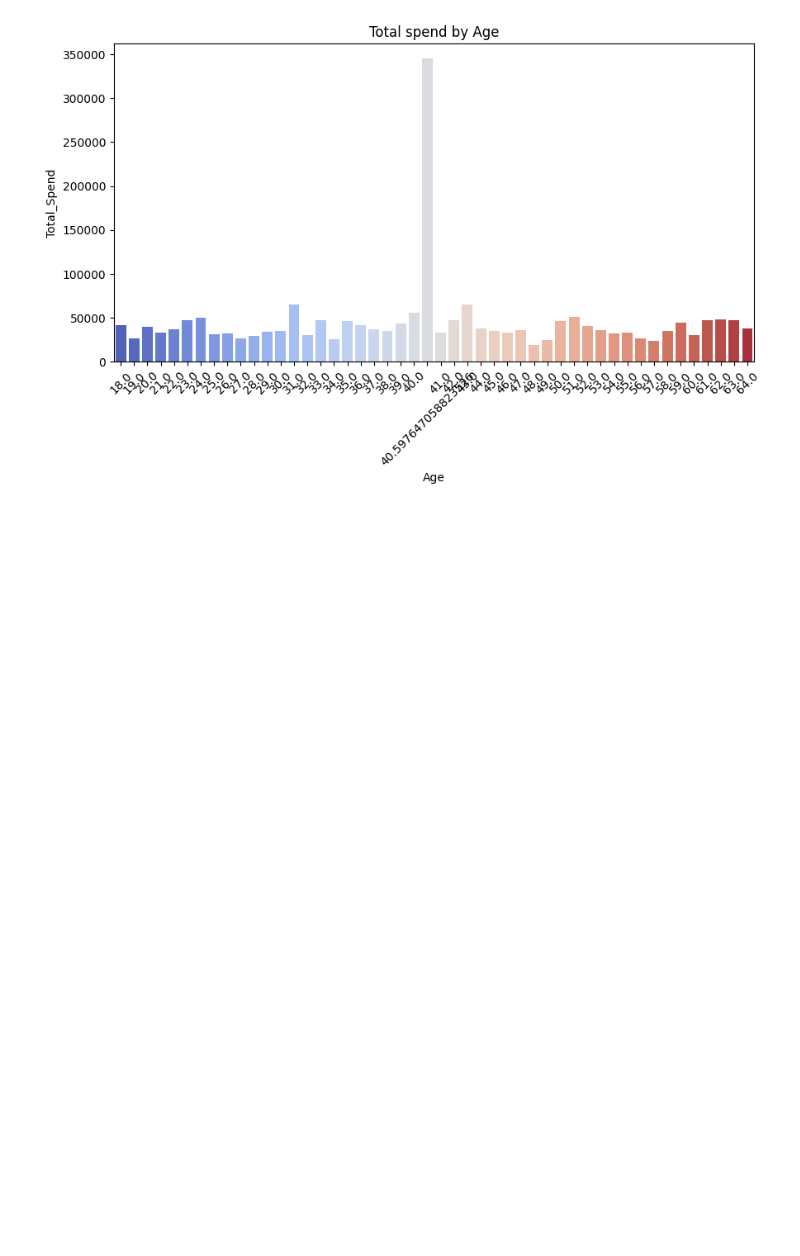
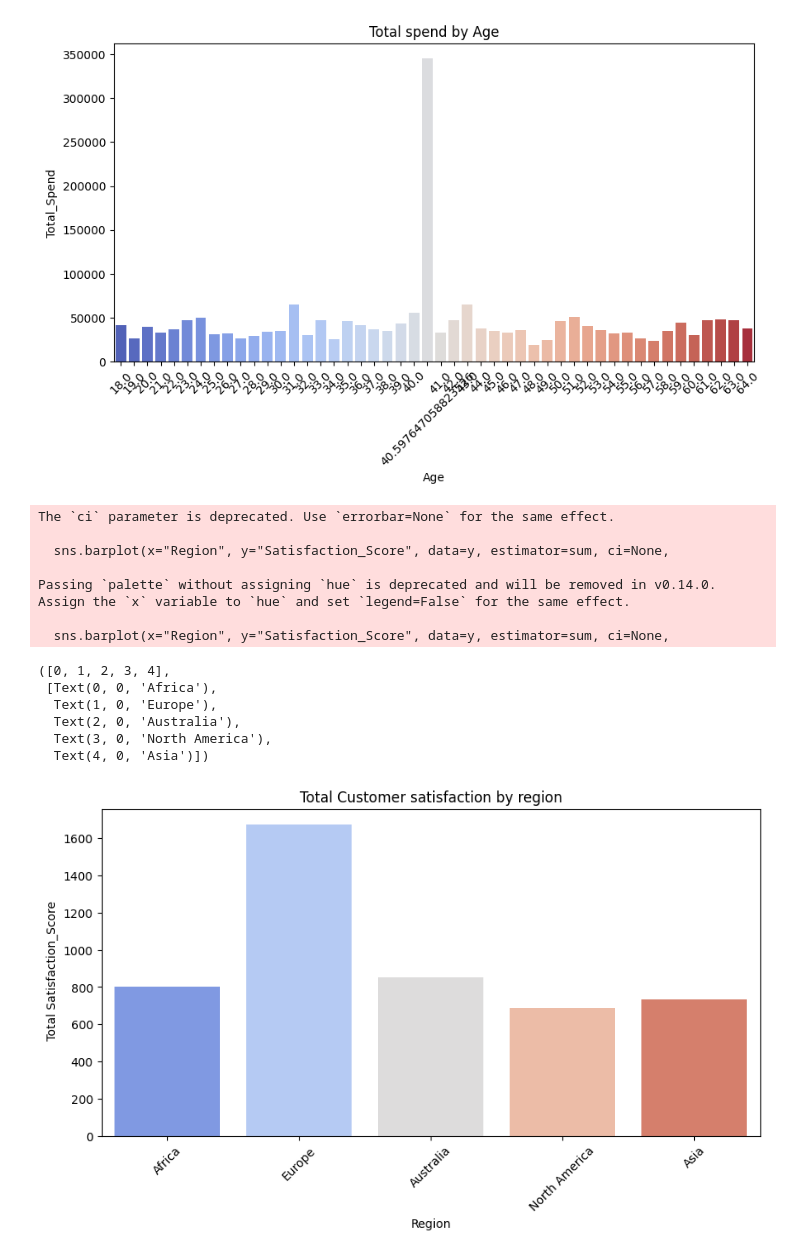
Before and after one commit to SafehEmmanuela/Final-Project, a Jupyter notebook: Final Project.ipynb, the cells around one changed output. Saved outputs shown, nothing was run; the diff lists cells and outputs as text; code cells hidden in the pictures; blank space fills up the shorter version.

```diff
--- a/Final Project.ipynb
+++ b/Final Project.ipynb
@@ -327,3 +327,27 @@ Passing `palette` without assigning `hue` is deprecated and will be removed in v
   Text(46, 0, '63.0'),
   Text(47, 0, '64.0')])
 [figure]
+# %%
+
+plt.figure(figsize=(10,5))
+sns.barplot(x="Region", y="Satisfaction_Score", data=y, estimator=sum, ci=None,
+palette="coolwarm")
+plt.title("Total Customer satisfaction by region")
+plt.xlabel("Region")
+plt.ylabel(" Total Satisfaction_Score")
+plt.xticks(rotation=45)
+# %% [output]
+The `ci` parameter is deprecated. Use `errorbar=None` for the same effect.
+
+  sns.barplot(x="Region", y="Satisfaction_Score", data=y, estimator=sum, ci=None,
+
+Passing `palette` without assigning `hue` is deprecated and will be removed in v0.14.0. Assign the `x` variable to `hue` and set `legend=False` for the same effect.
+
+  sns.barplot(x="Region", y="Satisfaction_Score", data=y, estimator=sum, ci=None,
+([0, 1, 2, 3, 4],
+ [Text(0, 0, 'Africa'),
+  Text(1, 0, 'Europe'),
+  Text(2, 0, 'Australia'),
+  Text(3, 0, 'North America'),
+  Text(4, 0, 'Asia')])
+[figure, added]
```
Also changed, not shown: parts of 5 cells of this notebook.
